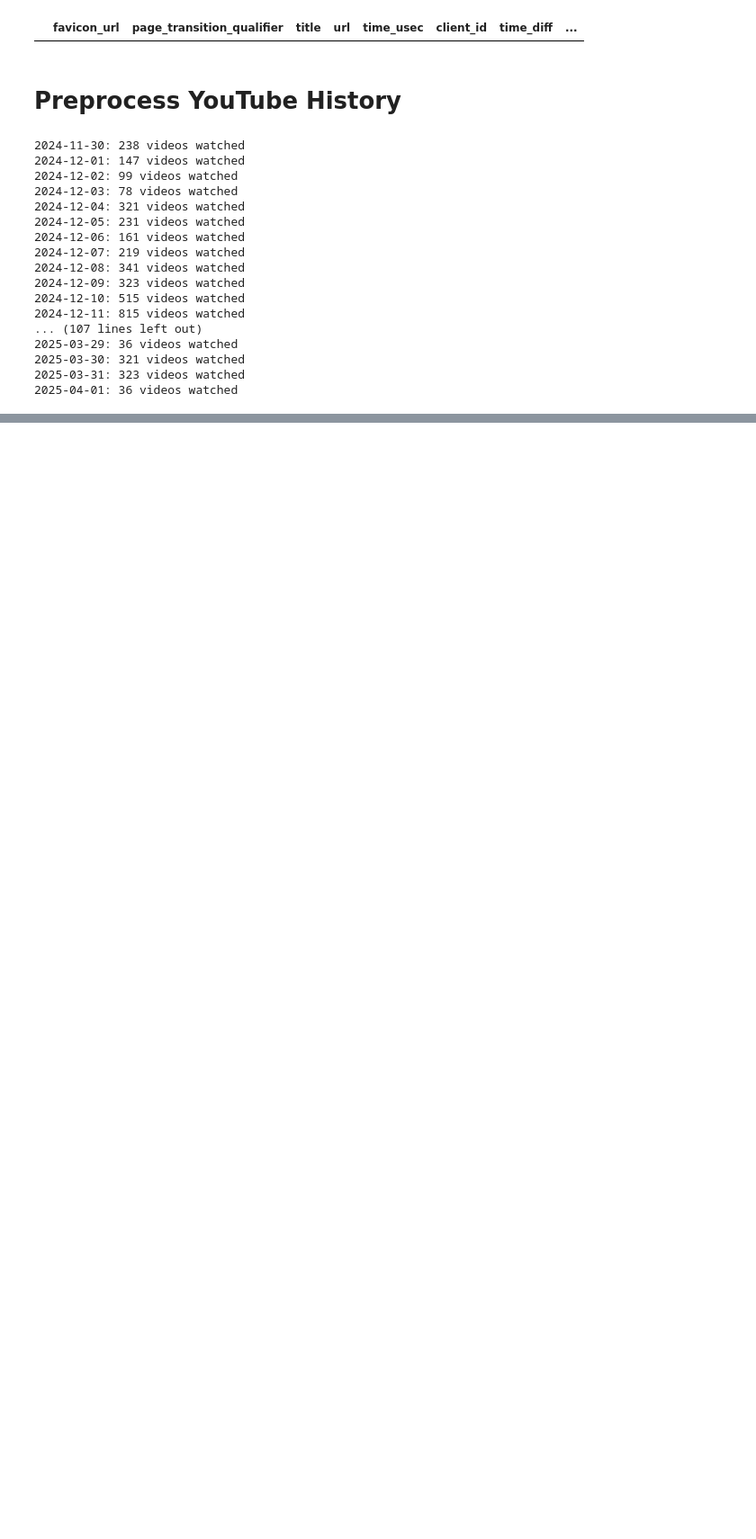
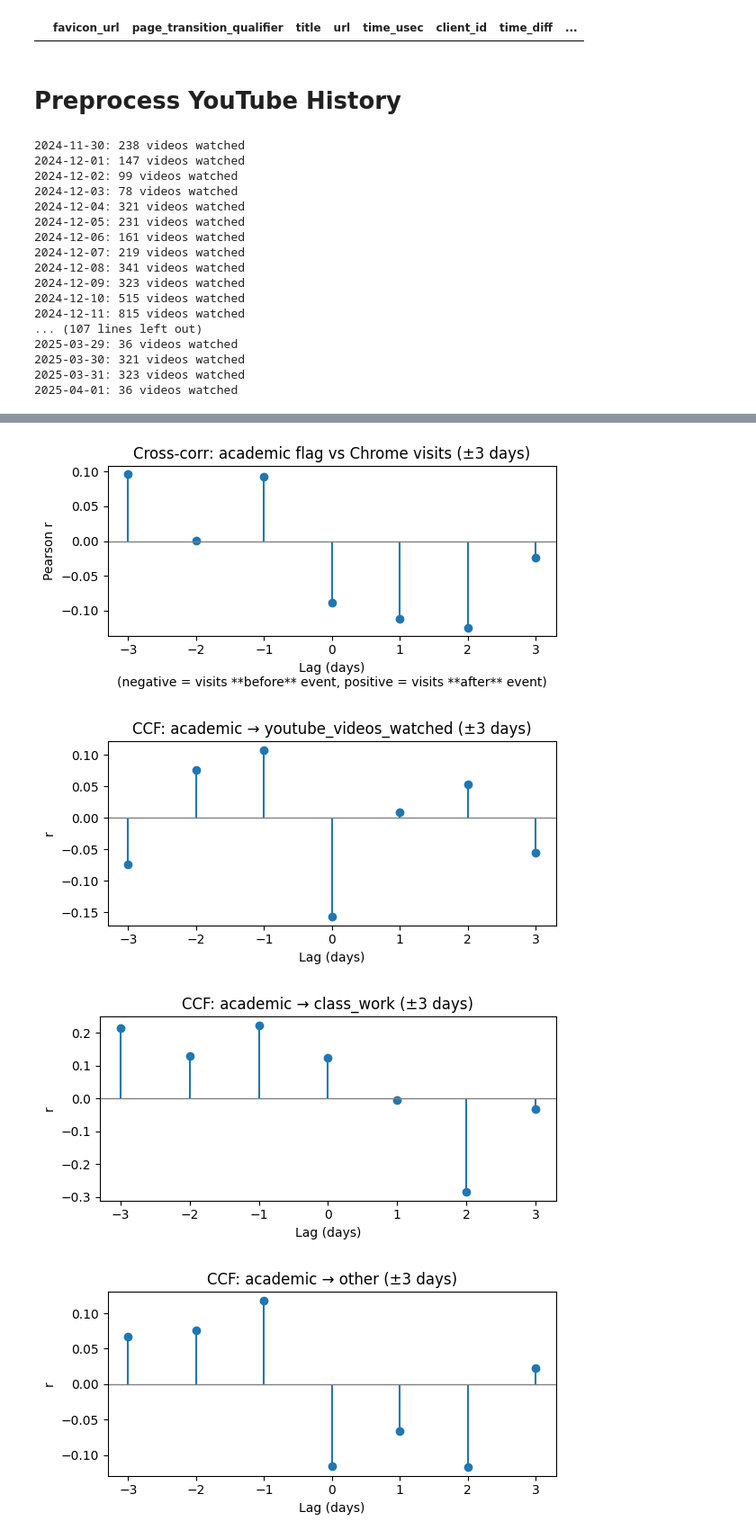
Before and after one commit to amir-hassan25/Analyzing-Online-Behavior-for-Public-Health, a Jupyter notebook: Project3/preprocess.ipynb, the cells around one changed output, grey strips where cells are left out. Shown at 90% size. Drawn from its saved outputs; the diff is of its cells as text; code cells hidden in the pictures; blank space fills up the shorter version.

```diff
--- a/Project3/preprocess.ipynb
+++ b/Project3/preprocess.ipynb
@@ -625,0 +820,19 @@ plt.tight_layout()
+# %%
+import numpy as np
+import matplotlib.pyplot as plt
+
+def cross_corr_lags(x, y, maxlag):
+    """
+    Compute Pearson r(x_t, y_{t+lag}) for lag in [-maxlag..+maxlag].
+    Returns (lags, r_values).
+    """
+    lags = np.arange(-maxlag, maxlag+1)
+    r_vals = []
+    for lag in lags:
+        # shift y **backwards** by lag so that y.shift(-lag)[t] = y[t+lag]
+        y_shifted = y.shift(-lag)
+        # drop NaNs that arise from shifting
+        valid = x.notna() & y_shifted.notna()
+        r = x[valid].corr(y_shifted[valid])
+        r_vals.append(r)
+    return lags, np.array(r_vals)
@@ -625,0 +841,32 @@ plt.tight_layout()
+# %%
+maxlag = 3
+x = df['type_academic']
+y = df['chrome_visits']
+
+lags, r_vals = cross_corr_lags(x, y, maxlag)
+
+plt.figure(figsize=(6,3))
+plt.stem(lags, r_vals, basefmt=" ")
+plt.axhline(0, color='gray', linewidth=1)
+plt.xlabel('Lag (days)\n(negative = visits **before** event, positive = visits **after** event)')
+plt.ylabel('Pearson r')
+plt.title(f'Cross-corr: academic flag vs Chrome visits (±{maxlag} days)')
+plt.tight_layout()
+
+for col in ['youtube_videos_watched'] + unique_types:
+    x = df['type_academic']
+    y = df[col]
+    lags, r_vals = cross_corr_lags(x, y, maxlag=maxlag)
+    plt.figure(figsize=(6,3))
+    plt.stem(lags, r_vals, basefmt=" ")
+    plt.title(f'CCF: academic → {col} (±{maxlag} days)')
+    plt.axhline(0, color='gray', linewidth=1)
+    plt.xlabel('Lag (days)')
+    plt.ylabel('r')
+    plt.tight_layout()
+    plt.show()
+# %% [output]
+[figure, added]
+[figure, added]
+[figure, added]
+[figure, added]
```
Also changed, not shown: parts of 31 cells of this notebook, 1 other file.
